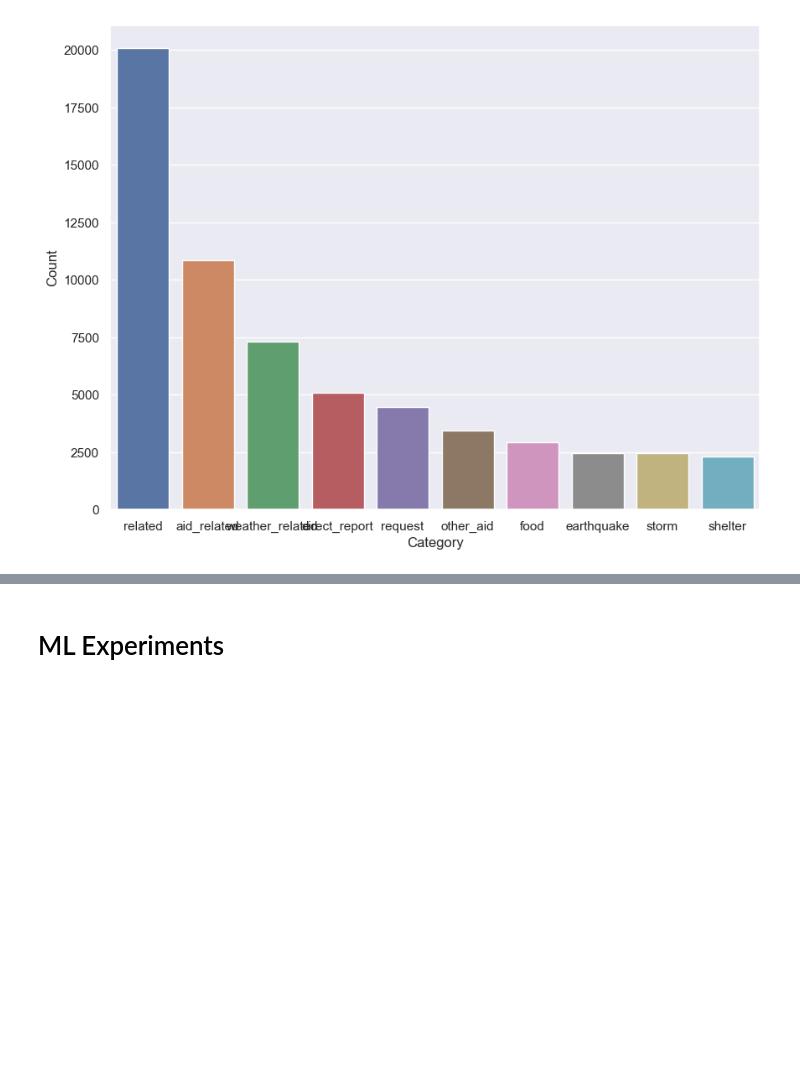
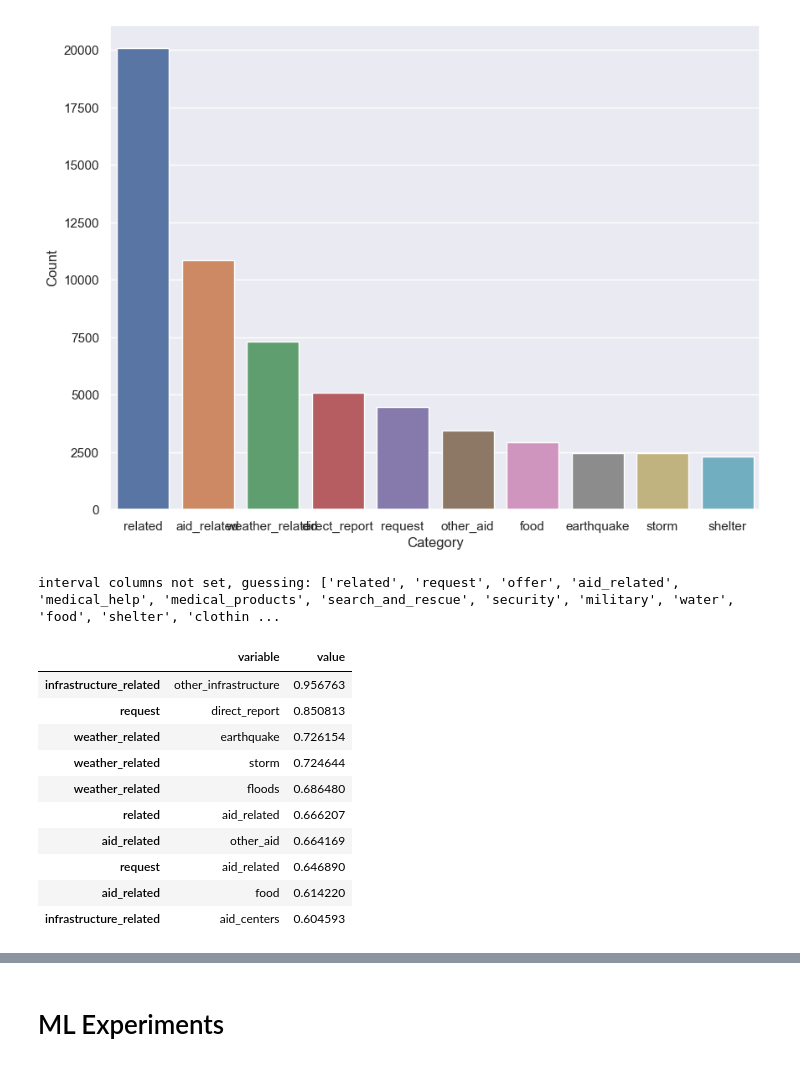
Before and after one commit to bglucca/disaster-response-pipe, a Jupyter notebook: notebooks/2_ml_prep_data.ipynb, the cells around one changed output, grey strips where cells are left out. Cells and saved outputs as stored; diff of their text form; code cells hidden in the pictures; blank space fills up the shorter version.

```diff
--- a/notebooks/2_ml_prep_data.ipynb
+++ b/notebooks/2_ml_prep_data.ipynb
@@ -193,3 +180,9 @@ sns.barplot(data = frequent_cats,
 # %% [output]
 <AxesSubplot: xlabel='Category', ylabel='Count'>
 [figure]
+# %%
+phi_matrix = df[cat_cols].phik_matrix()
+# %% [output]
+interval columns not set, guessing: ['related', 'request', 'offer', 'aid_related', 'medical_help', 'medical_products', 'search_and_rescue', 'security', 'military', 'water', 'food', 'shelter', 'clothin ...
+# %%
+phi_matrix = phi_matrix.where(np.triu(np.ones(phi_matrix.shape)).astype(bool))
@@ -195,0 +193,14 @@ sns.barplot(data = frequent_cats,
+# %%
+melted_phi_matrix.nlargest(10, columns = 'value')
+# %% [output]
+|  | variable | value |
+| infrastructure_related | other_infrastructure | 0.956763 |
+| request | direct_report | 0.850813 |
+| weather_related | earthquake | 0.726154 |
+| weather_related | storm | 0.724644 |
+| weather_related | floods | 0.686480 |
+| related | aid_related | 0.666207 |
+| aid_related | other_aid | 0.664169 |
+| request | aid_related | 0.646890 |
+| aid_related | food | 0.614220 |
+| infrastructure_related | aid_centers | 0.604593 |
```
Also changed, not shown: parts of 42 cells of this notebook.
